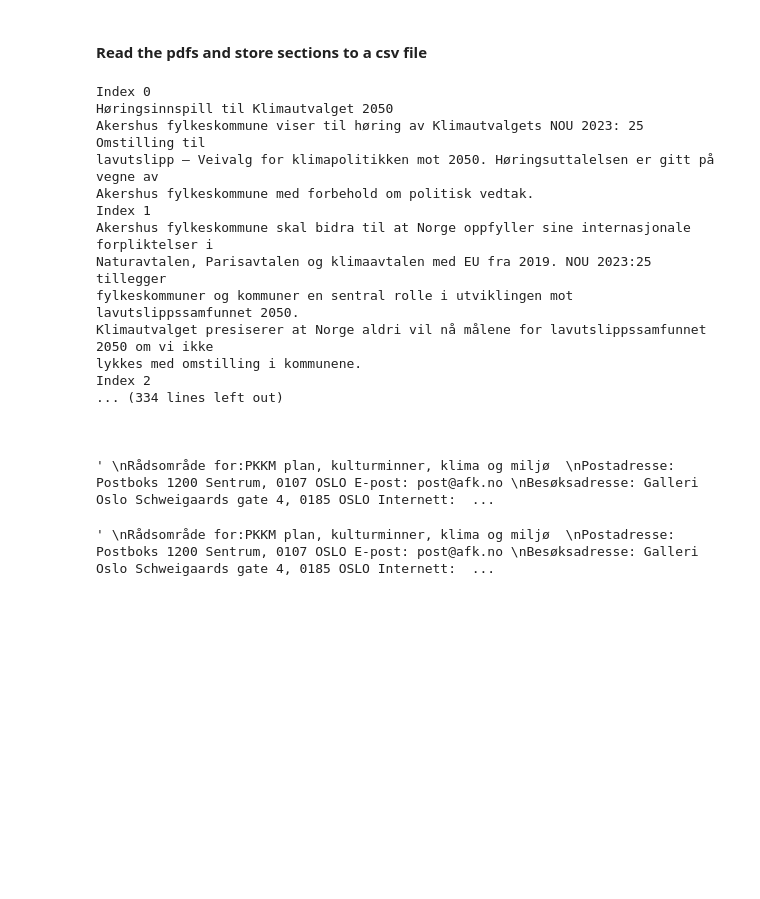
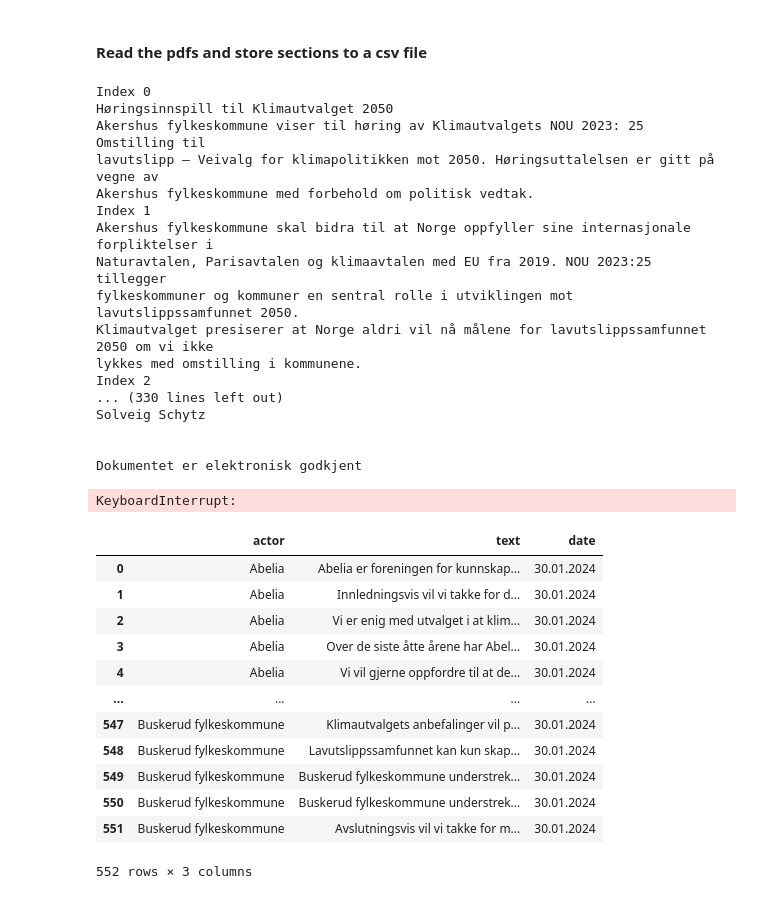
Before and after one commit to henriklarsen28/ArgumentMiningNOUs, a Jupyter notebook: src/dataset_retrieval/crawler.ipynb, the cells around one changed output. Saved outputs shown, nothing was run; the diff lists cells and outputs as text; code cells hidden in the pictures; blank space fills up the shorter version.

Commit message:
feat: Reading html files and adding them to a dataframe

```diff
--- a/src/dataset_retrieval/crawler.ipynb
+++ b/src/dataset_retrieval/crawler.ipynb
@@ -95,11 +95,11 @@ for actor, pdf in pdfs.items():
         page = pdf_reader.pages[page_num]
         text += page.extract_text()
     preprocess_pdf(text)
-    print(text.__repr__())
+    #print(text.__repr__())
     texts[actor] = text
     break
 
-texts["Akershus fylkeskommune"]
+#texts["Akershus fylkeskommune"]
 # %% [output]
 Index 0
 Høringsinnspill til Klimautvalget 2050
@@ -113,9 +113,62 @@ fylkeskommuner og kommuner en sentral rolle i utviklingen mot lavutslippssamfunn
 Klimautvalget presiserer at Norge aldri vil nå målene for lavutslippssamfunnet 2050 om vi ikke
 lykkes med omstilling i kommunene.
 Index 2
-... (334 lines left out)
+... (330 lines left out)
+Solveig Schytz
 
 
-
-' \nRådsområde for:PKKM plan, kulturminner, klima og miljø  \nPostadresse: Postboks 1200 Sentrum, 0107 OSLO E-post: post@afk.no \nBesøksadresse: Galleri Oslo Schweigaards gate 4, 0185 OSLO Internett:  ...
+Dokumentet er elektronisk godkjent
-' \nRådsområde for:PKKM plan, kulturminner, klima og miljø  \nPostadresse: Postboks 1200 Sentrum, 0107 OSLO E-post: post@afk.no \nBesøksadresse: Galleri Oslo Schweigaards gate 4, 0185 OSLO Internett:  ...
+# %%
+df_texts = pd.DataFrame(columns=['actor', 'paragraph', 'date'])
+
+# Read the html files and extract the text
+
+def preprocess_html(texts : list):
+    # Remove the html tags
+    paragraphs = [paragraph.text.strip() for paragraph in texts if paragraph.text != ""]
+
+    # Remove the header "Høringssvar til NOU 2023: ...."
+    paragraphs = [sections for sections in paragraphs if sections.find("Høringssvar til NOU 2023") == -1]
+
+    return paragraphs
+
+
+
+
+for actor, site in sites.items():
+    response = requests.get(site)
+    html_doc = response.text
+    soup = bs(html_doc, 'html.parser')
+    # Find the text of the article
+    texts = soup.find("div", class_="article-body").find_all("p")
+    text = preprocess_html(texts)
+
+    # Find the date of the article
+    date = soup.get_text().split("Dato")[1].split("\n")[0].split(" ")[1]
+
+
+    for paragraph in text:
+        df_texts.loc[len(df_texts)] = [actor, paragraph, date]
+
+
+
+print(actor)
+df_texts
+# %% [output]
+KeyboardInterrupt:
+# %%
+df_texts
+# %% [output]
+|  | actor | text | date |
+| 0 | Abelia | Abelia er foreningen for kunnskap... | 30.01.2024 |
+| 1 | Abelia | Innledningsvis vil vi takke for d... | 30.01.2024 |
+| 2 | Abelia | Vi er enig med utvalget i at klim... | 30.01.2024 |
+| 3 | Abelia | Over de siste åtte årene har Abel... | 30.01.2024 |
+| 4 | Abelia | Vi vil gjerne oppfordre til at de... | 30.01.2024 |
+| ... | ... | ... | ... |
+| 547 | Buskerud fylkeskommune | Klimautvalgets anbefalinger vil p... | 30.01.2024 |
+| 548 | Buskerud fylkeskommune | Lavutslippssamfunnet kan kun skap... | 30.01.2024 |
+| 549 | Buskerud fylkeskommune | Buskerud fylkeskommune understrek... | 30.01.2024 |
+| 550 | Buskerud fylkeskommune | Buskerud fylkeskommune understrek... | 30.01.2024 |
+| 551 | Buskerud fylkeskommune | Avslutningsvis vil vi takke for m... | 30.01.2024 |
+552 rows × 3 columns
```
